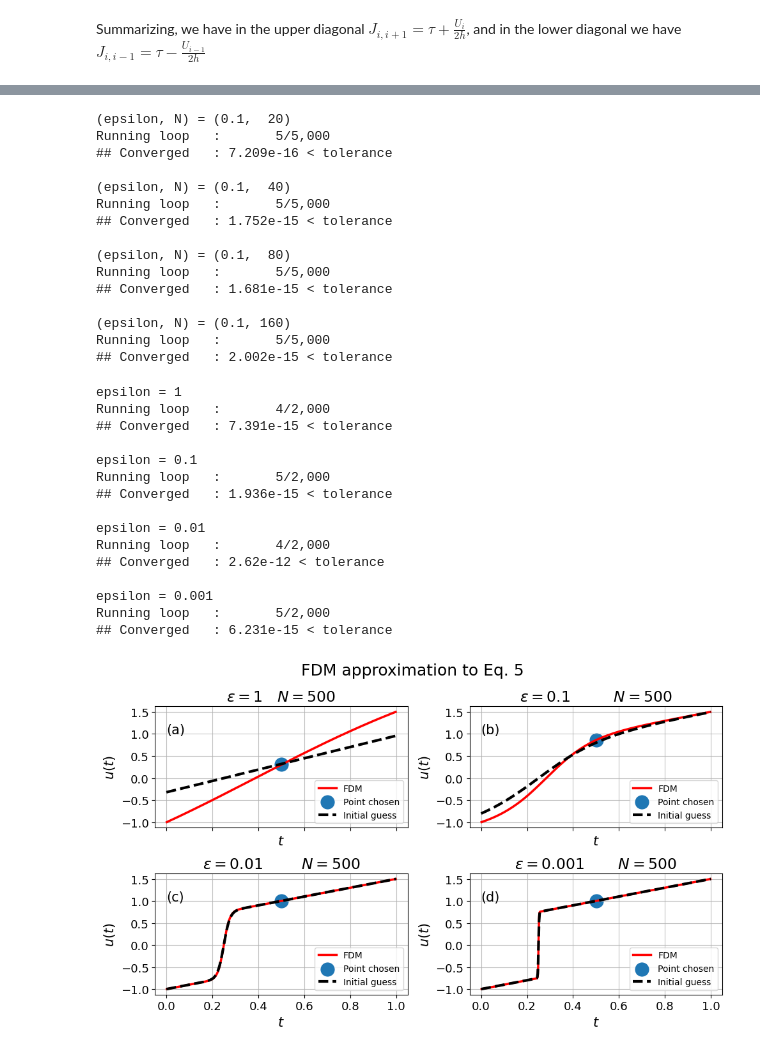
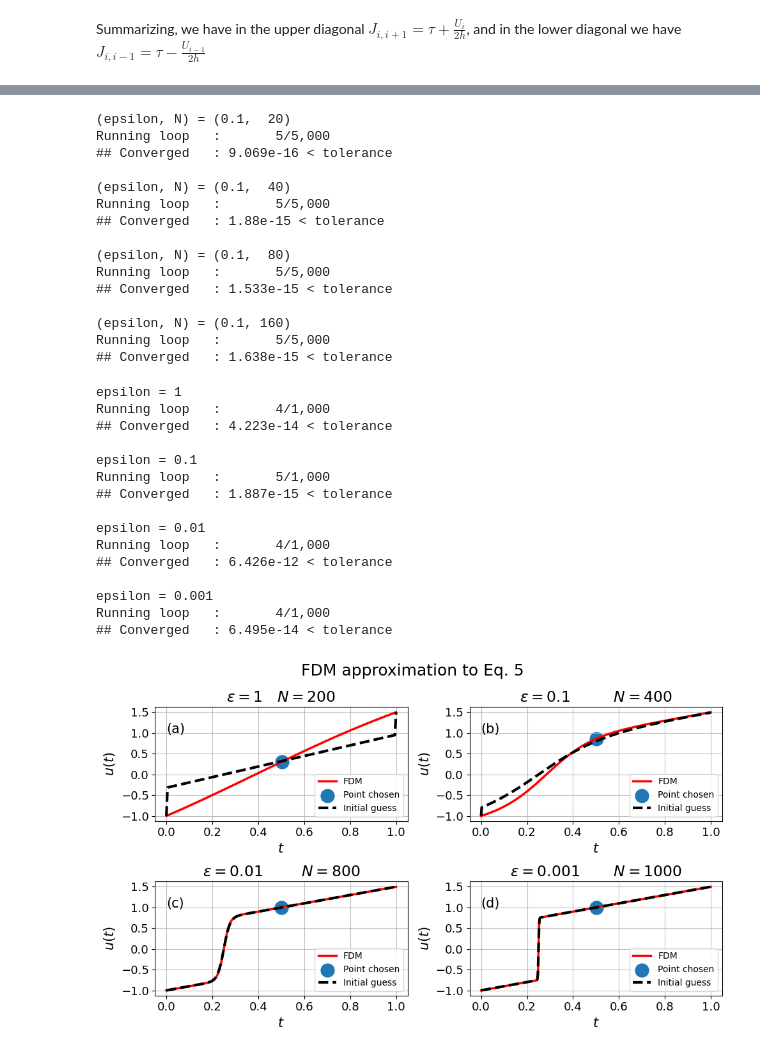
Before and after one commit to BastianValhoj/02687, a Jupyter notebook: assignment1/ex2a_v2.ipynb, the cells around one changed output, grey strips where cells are left out. Saved outputs shown, nothing was run; the diff lists cells and outputs as text; code cells hidden in the pictures.

```diff
--- a/assignment1/ex2a_v2.ipynb
+++ b/assignment1/ex2a_v2.ipynb
@@ -247,7 +248,7 @@ def norm_solutions(solutions):
 
         norm_tau = linalg.norm(F_h.toarray(), np.inf)
 
-        norm_err = np.abs(U_h[ N//2 ] - U_ref[ N_ref // 2]).squeeze()
+        norm_err = np.abs(U_h[ N//2 ] - U_ref[ N_ref // 2]).squeeze() # Values at the point t=0.5
         # print(f"{    N // 2 = }")
         # print(f"{N_ref // 2 = }")
 
@@ -260,26 +261,26 @@ grid_list = [2**i * 20 for i in range(4)]
 eps_list  = [0.1,]*len(grid_list)
 solutions = get_solutions(grid_list=grid_list, eps_list=eps_list,
                                  bound=(a,b), BC=(alpha, beta),
-                                 max_iter=5_000, tol=1e-9)
+                                 max_iter=5_000, tol=1e-10)
 
 _ = norm_solutions(solutions)
 # norms
 # %% [output]
 (epsilon, N) = (0.1,  20)
 Running loop   :       5/5,000
-## Converged   : 7.209e-16 < tolerance
+## Converged   : 9.069e-16 < tolerance
 
 (epsilon, N) = (0.1,  40)
 Running loop   :       5/5,000
-## Converged   : 1.752e-15 < tolerance
+## Converged   : 1.88e-15 < tolerance
 
 (epsilon, N) = (0.1,  80)
 Running loop   :       5/5,000
-## Converged   : 1.681e-15 < tolerance
+## Converged   : 1.533e-15 < tolerance
 
 (epsilon, N) = (0.1, 160)
 Running loop   :       5/5,000
-## Converged   : 2.002e-15 < tolerance
+## Converged   : 1.638e-15 < tolerance
 # %%
 def plot_params(ax, subfig_label, title, labelsize):
     ax.set_title(title, size=labelsize+2)
@@ -289,48 +290,48 @@ def plot_params(ax, subfig_label, title, labelsize):
     ax.grid(alpha=0.8)
 # %%
 eps_list = [1, 0.1, 0.01, 0.001]
-grid_list = [500,]*len(eps_list)
+grid_list = [200, 400, 800, 1_000]
 
-# grid_list = [2**i*100 for i in range(4)]
+# grid_list = [2**i*20 for i in range(4)]
 # eps_list  = [0.1,]*len(grid_list)
 # solutions = get_solutions(grid_list=grid_list, eps_list=eps_list,
 #                                  bound=(a,b), BC=(alpha, beta),
 #                                  max_iter=5_000, tol=1e-11)
 
-fig, ax = plt.subplots(2,2, figsize=(10,6), sharex=True, sharey=False)
+fig, ax = plt.subplots(2,2, figsize=(10,6), sharex=False, sharey=False)
 ax = ax.flatten()
 
 for iter, (N, epsilon) in enumerate(zip(grid_list, eps_list)):
     print(f"{epsilon = }")
-    u0, ts = initial_guess(N, epsilon, bound=(a,b), BC=(alpha, beta))
-    J, U, F = Newtons_method(u0, (alpha, beta), epsilon, max_iter=2_000, tol=1e-10)
-    ax[iter].plot(ts[1:-1], U[1:-1], "r-", label="FDM", lw=2.5)
-    ax[iter].scatter(ts[N//2], U[N//2], label="Point chosen", lw=10)
+    u0, ts = initial_guess(N, epsilon, bound=(a,b), BC=(alpha, beta), u_init="book")
+    J, U, F = Newtons_method(u0, (alpha, beta), epsilon, max_iter=1_000, tol=1e-10)
+    ax[iter].plot(ts, U, "r-", label="FDM", lw=2.5)
+    ax[iter].scatter(ts[N//2], U[N//2], label="Point chosen", lw=10) # investigate point on graph
     ax[iter].plot(ts, u0, "k--", label="Initial guess", lw=3)
     ax[iter].set_yticks([-1, -0.5, 0, 0.5, 1, 1.5])
 
     ax[iter].set_ylabel("$u(t)$", size=LABELSIZE)
     ax[iter].set_xlabel("$t$", size=LABELSIZE)
     plot_params(ax[iter], subfig_label=SUBFIG_LABELS[iter],
                 title=f"$\\epsilon = {epsilon}$\t $N = {N}$", labelsize=LABELSIZE)
 
 fig.suptitle("FDM approximation to Eq. 5", fontsize=LABELSIZE+3)
 fig.tight_layout()
 # %% [output]
 epsilon = 1
-Running loop   :       4/2,000
-## Converged   : 7.391e-15 < tolerance
+Running loop   :       4/1,000
+## Converged   : 4.223e-14 < tolerance
 
 epsilon = 0.1
-Running loop   :       5/2,000
-## Converged   : 1.936e-15 < tolerance
+Running loop   :       5/1,000
+## Converged   : 1.887e-15 < tolerance
 
 epsilon = 0.01
-Running loop   :       4/2,000
-## Converged   : 2.62e-12 < tolerance
+Running loop   :       4/1,000
+## Converged   : 6.426e-12 < tolerance
 
 epsilon = 0.001
-Running loop   :       5/2,000
-## Converged   : 6.231e-15 < tolerance
+Running loop   :       4/1,000
+## Converged   : 6.495e-14 < tolerance
-[figure, old version]
+[figure, new version]
 # %%
```
Also changed, not shown: parts of 3 cells of this notebook, 1 other file.
